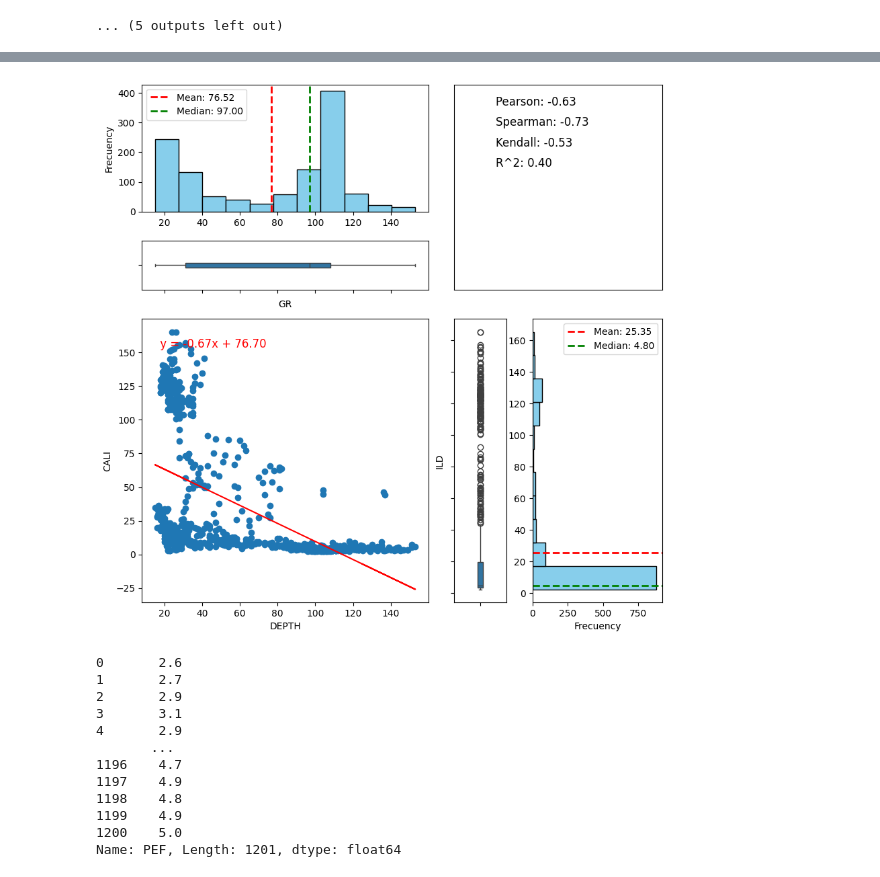
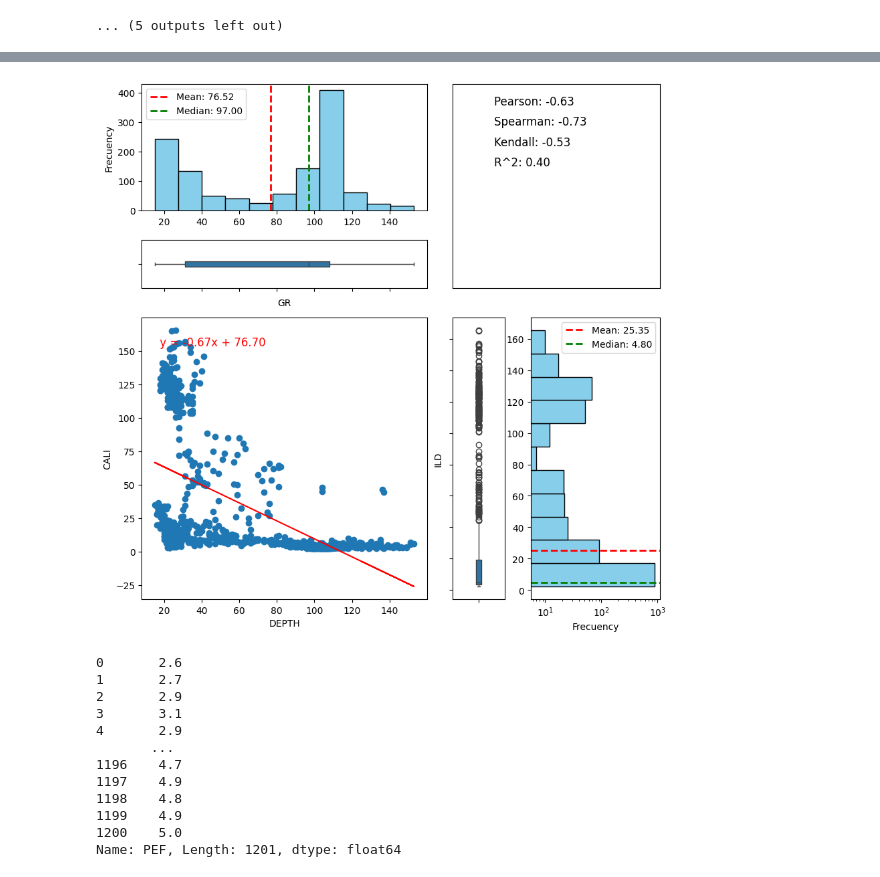
Before and after one commit to smoralesc91/DataScience2024, a Jupyter notebook: T1_mod_ver1.ipynb, the cells around one changed output, grey strips where cells are left out. Saved outputs shown, nothing was run; the diff lists cells and outputs as text; code cells hidden in the pictures.

```diff
--- a/T1_mod_ver1.ipynb
+++ b/T1_mod_ver1.ipynb
@@ -88,7 +79,7 @@ def estadistica_basica(info):
 
   return estadistica_calculada
 # %%
-def plotxy(dx, dy):
+def plotxy(dx, dy, log_=False):
     # Crear una figura con 1 fila y 4 columnas
     column_headers = data.columns.tolist()
     y_column = column_headers[1]  # Porosity
@@ -152,7 +143,7 @@ def plotxy(dx, dy):
     n = len(datos)
     k = 1 + int(np.log2(n))
 
-    ax_hist_v2.hist(datos, bins=k, orientation='horizontal', color='skyblue', edgecolor='black')
+    ax_hist_v2.hist(datos, bins=k, orientation='horizontal', color='skyblue', edgecolor='black', log=log_)
     ax_hist_v2.set(xlabel='Frecuency')
 
     # Calcular la media y la mediana
@@ -362,7 +425,7 @@ RHOB
 # %%
-plotxy(data.GR, data.ILD)
+plotxy(data.GR, data.ILD, log_=True)
 # %% [output]
-[figure, old version]
+[figure, new version]
 # %%
 rl=regresion_lineal(df.GR, df.PEF)
 # %%
```
Also changed, not shown: parts of 9 cells of this notebook.
